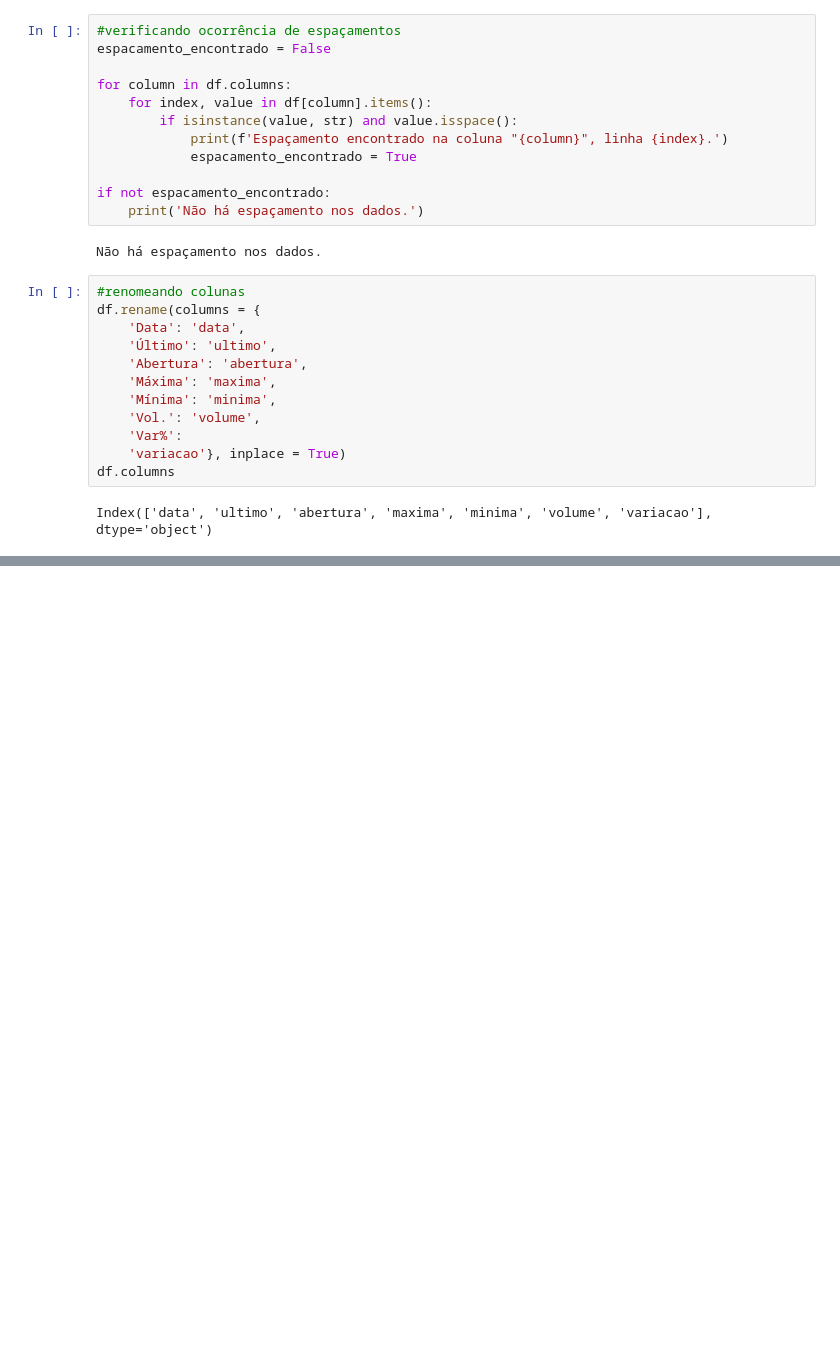
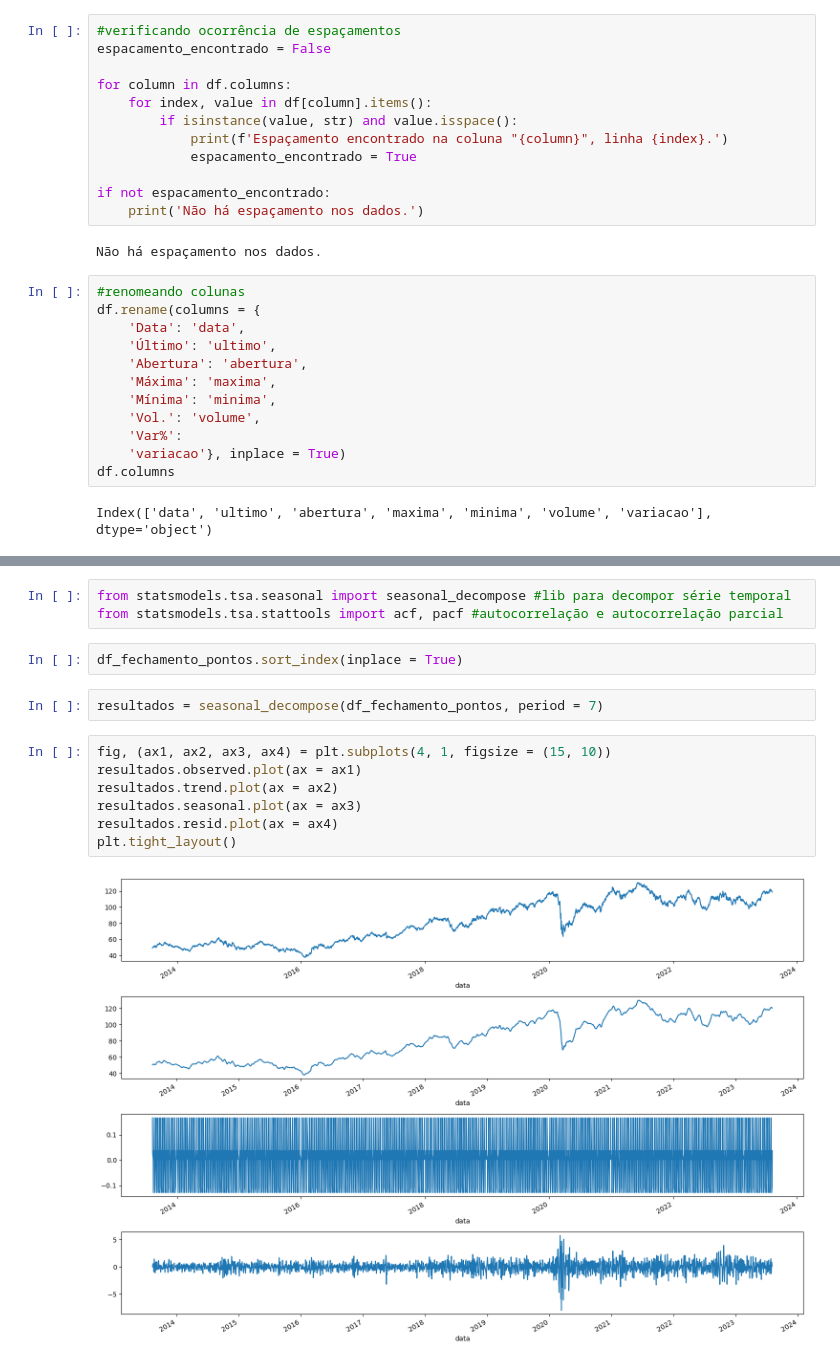
Before and after one commit to jorgeplatero/postech_techchallenge_fase_2, a Jupyter notebook: notebook.ipynb, the cells around one changed output, grey strips where cells are left out. Cells and saved outputs as stored; diff of their text form; blank space fills up the shorter version.

```diff
--- a/notebook.ipynb
+++ b/notebook.ipynb
@@ -158,0 +189,16 @@ df.head()
+# %%
+from statsmodels.tsa.seasonal import seasonal_decompose #lib para decompor série temporal
+from statsmodels.tsa.stattools import acf, pacf #autocorrelação e autocorrelação parcial
+# %%
+df_fechamento_pontos.sort_index(inplace = True)
+# %%
+resultados = seasonal_decompose(df_fechamento_pontos, period = 7)
+# %%
+fig, (ax1, ax2, ax3, ax4) = plt.subplots(4, 1, figsize = (15, 10))
+resultados.observed.plot(ax = ax1)
+resultados.trend.plot(ax = ax2)
+resultados.seasonal.plot(ax = ax3)
+resultados.resid.plot(ax = ax4)
+plt.tight_layout()
+# %% [output]
+[figure, added]
```
Also changed, not shown: parts of 31 cells of this notebook.
